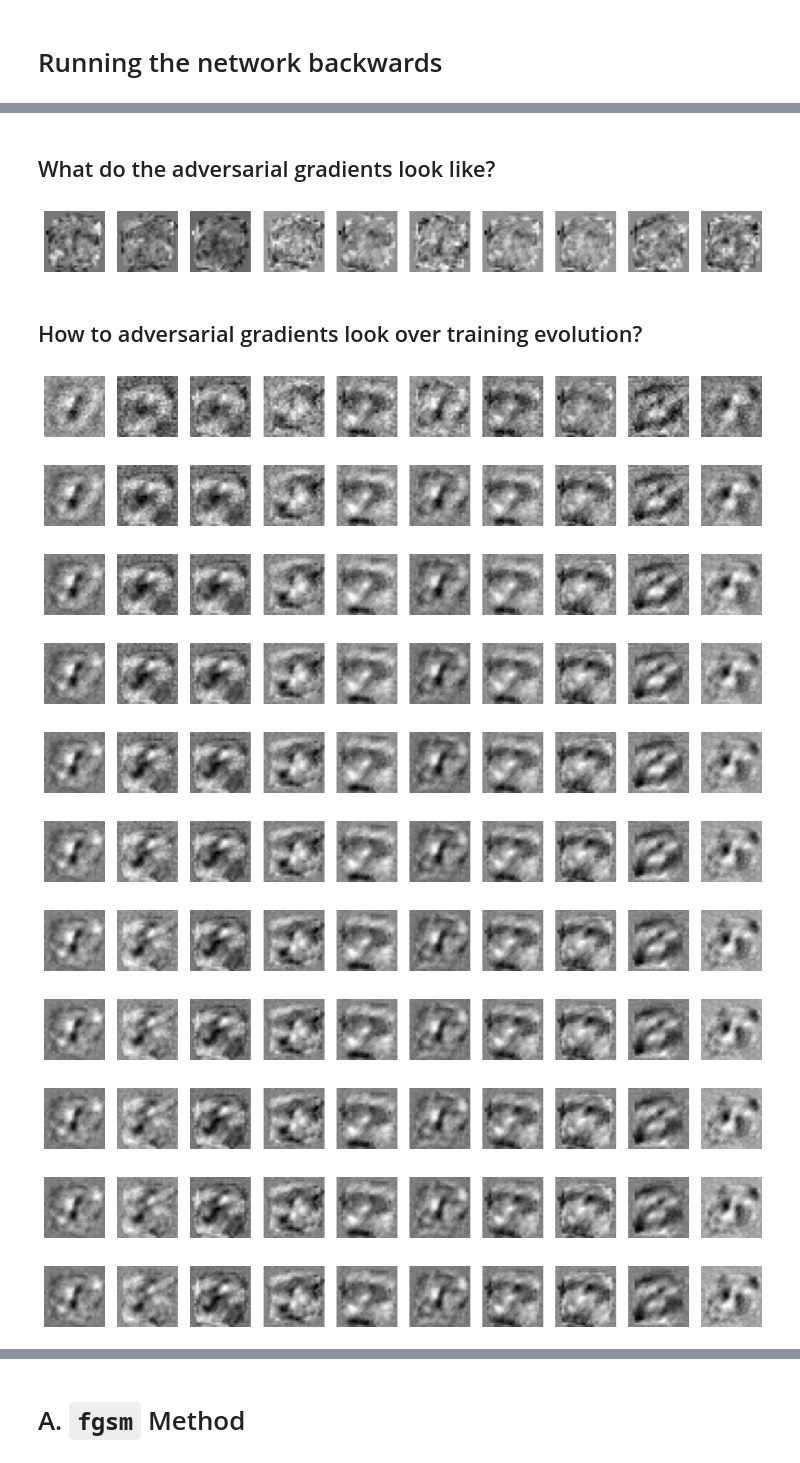
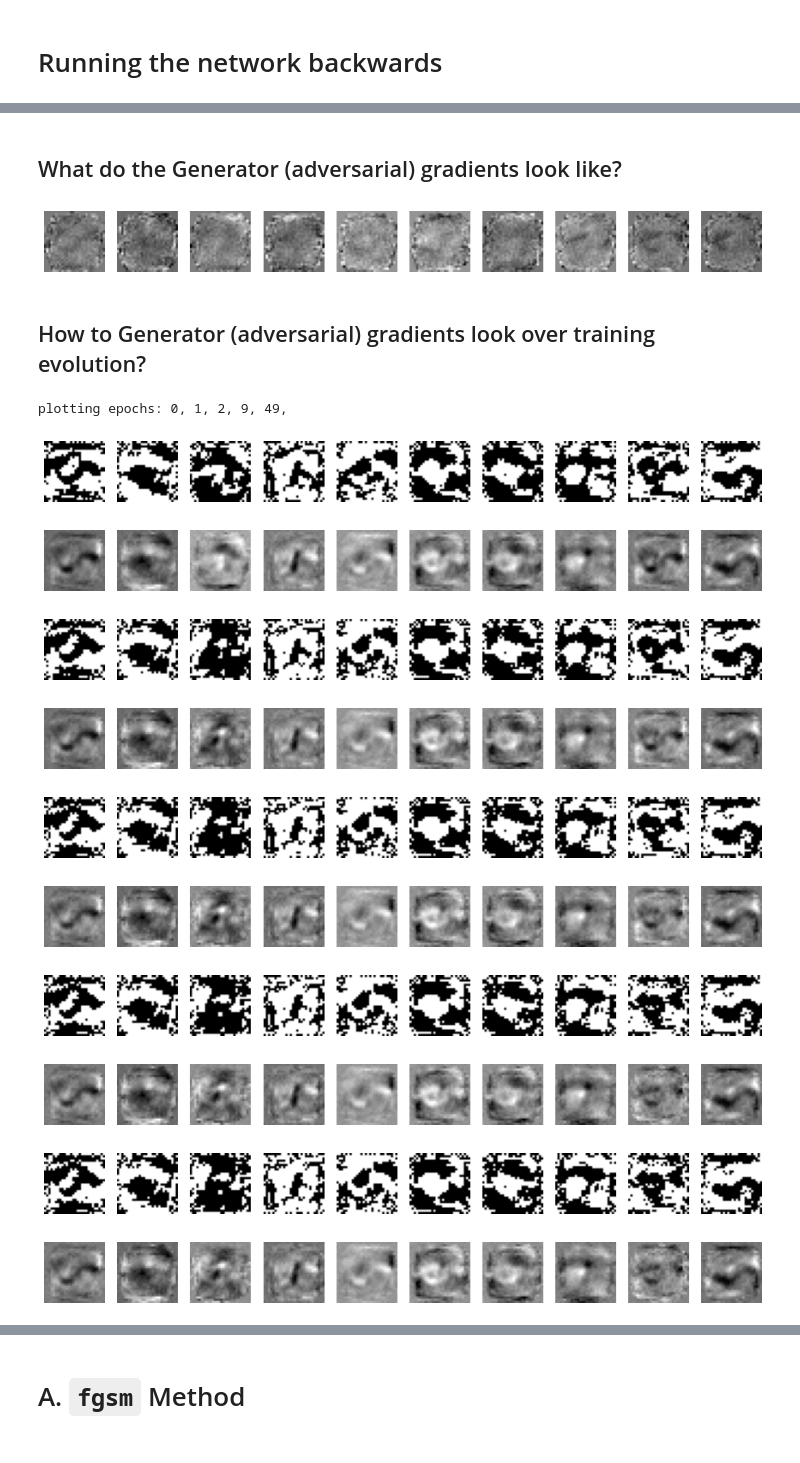
Before and after one commit to jorchard/anti_adv, a Jupyter notebook: 01-adv-gradient-evolution.ipynb, the cells around one changed output, grey strips where cells are left out. Saved outputs shown, nothing was run; the diff lists cells and outputs as text; code cells hidden in the pictures.

Commit message:
untargetted (non-fgsm) gradient plotting over training epochs in 01-adv ipynb

```diff
--- a/01-adv-gradient-evolution.ipynb
+++ b/01-adv-gradient-evolution.ipynb
@@ -254,12 +277,18 @@ class MyNet(nn.Module):
 # %% [markdown]
 Train network while saving epoch checkpoints
+# %%
+#ds = ds_full
+n = 1024*16
+n_samples = n if n <= len(ds_full) else len(ds_full)
+# how many samples to train on
+ds = torch.utils.data.Subset(ds_full, range(n_samples))
 # %%
 net = MyNet(img_size, latent_dim=8)#.to(device)
 
 dl = torch.utils.data.DataLoader(ds, batch_size=32, shuffle=True)
 # Uncomment the next line if you want to train it yourself.
 optimizer = torch.optim.Adam(net.parameters(), lr=0.001)
-checkpoints = [0,1,2,3,4,5,6,7,8,9,10]
+checkpoints = [0,1,2,9, 49]
 path = "model-checkpoint.pt"
 net.learn(dl,
           optimizer=optimizer,
@@ -328,2 +349,2 @@ draw(y[:5])
 # %% [markdown]
-## What do the adversarial gradients look like?
+## What do the Generator (adversarial) gradients look like?
@@ -338,38 +360,43 @@ loss.backward()
 # %%
 draw(x.grad[:10])
 # %% [output]
-[figure, old version]
+[figure, new version]
 # %% [markdown]
-## How to adversarial gradients look over training evolution?
+## How to Generator (adversarial) gradients look over training evolution?
 # %%
 paths = [f"model-checkpoint-{checkpoint}.pt" for checkpoint in checkpoints]
-model = copy.deepcopy(net)
-accuracies = {}
+model = copy.deepcopy(net)    # just in case, don't mess with net obj
+
+
+print("plotting epochs:", end=" ")
 for path in paths:
 
     # load model checkpoint
     checkpoint = torch.load(path)
     model.load_state_dict(checkpoint['model_state_dict'])
     optimizer.load_state_dict(checkpoint['optimizer_state_dict'])
     epoch = checkpoint['epoch']
+    model.eval()
 
     # Compute loss and propagate gradients
     y = model(x.to(device))
     loss = model.classifier_loss(y, t.to(device))
     model.zero_grad()
     loss.backward()
 
     # draw grad subplot line
+    print(f"{epoch}", end=", ")
+    draw(torch.sign(x.grad[:10]))
     draw(x.grad[:10])
 # %% [output]
+plotting epochs: 0, 1, 2, 9, 49,
-[figure, old version]
+[figure, new version]
-[figure, old version]
+[figure, new version]
-[figure, old version]
+[figure, new version]
-[figure, old version]
+[figure, new version]
-[figure, old version]
+[figure, new version]
-[figure, old version]
+[figure, new version]
-[figure, old version]
+[figure, new version]
-[figure, old version]
+[figure, new version]
-[figure, old version]
+[figure, new version]
-[figure, old version]
+[figure, new version]
-[figure, removed]
```
Also changed, not shown: parts of 27 cells of this notebook.
